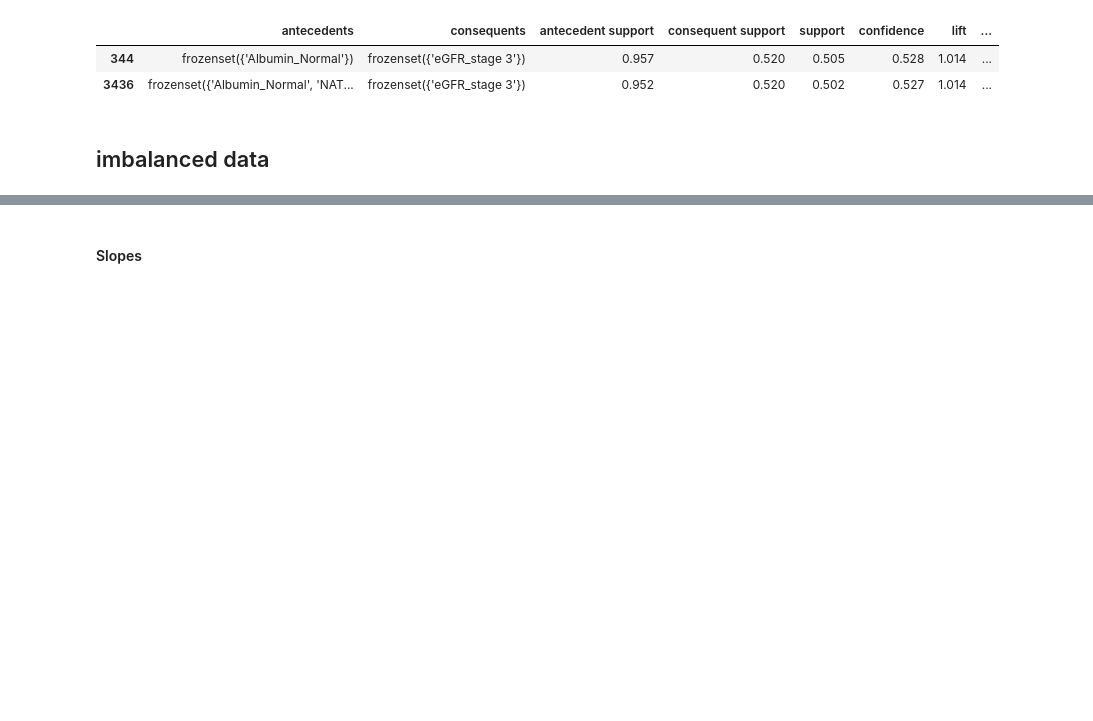
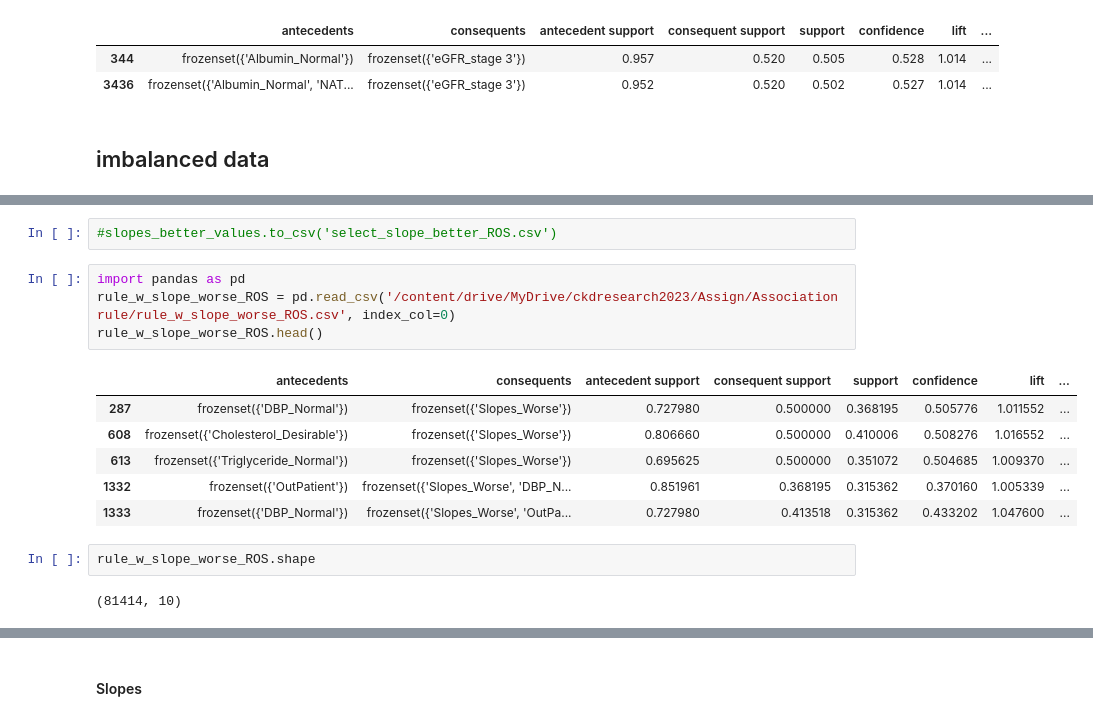
Before and after one commit to Aomaphisara/ULckdresearch2023, a Jupyter notebook: Association_rule.ipynb, the cells around one changed output, grey strips where cells are left out. Saved outputs shown, nothing was run; the diff lists cells and outputs as text; blank space fills up the shorter version.

```diff
--- a/Association_rule.ipynb
+++ b/Association_rule.ipynb
@@ -208,0 +255,17 @@ stage3_2
+# %%
+#slopes_better_values.to_csv('select_slope_better_ROS.csv')
+# %%
+import pandas as pd
+rule_w_slope_worse_ROS = pd.read_csv('/content/drive/MyDrive/ckdresearch2023/Assign/Association rule/rule_w_slope_worse_ROS.csv', index_col=0)
+rule_w_slope_worse_ROS.head()
+# %% [output]
+|  | antecedents | consequents | antecedent support | consequent support | support | confidence | lift | ... |
+| 287 | frozenset({'DBP_Normal'}) | frozenset({'Slopes_Worse'}) | 0.727980 | 0.500000 | 0.368195 | 0.505776 | 1.011552 | ... |
+| 608 | frozenset({'Cholesterol_Desirable'}) | frozenset({'Slopes_Worse'}) | 0.806660 | 0.500000 | 0.410006 | 0.508276 | 1.016552 | ... |
+| 613 | frozenset({'Triglyceride_Normal'}) | frozenset({'Slopes_Worse'}) | 0.695625 | 0.500000 | 0.351072 | 0.504685 | 1.009370 | ... |
+| 1332 | frozenset({'OutPatient'}) | frozenset({'Slopes_Worse', 'DBP_N... | 0.851961 | 0.368195 | 0.315362 | 0.370160 | 1.005339 | ... |
+| 1333 | frozenset({'DBP_Normal'}) | frozenset({'Slopes_Worse', 'OutPa... | 0.727980 | 0.413518 | 0.315362 | 0.433202 | 1.047600 | ... |
+# %%
+rule_w_slope_worse_ROS.shape
+# %% [output]
+(81414, 10)
```
Also changed, not shown: parts of 33 cells of this notebook.
